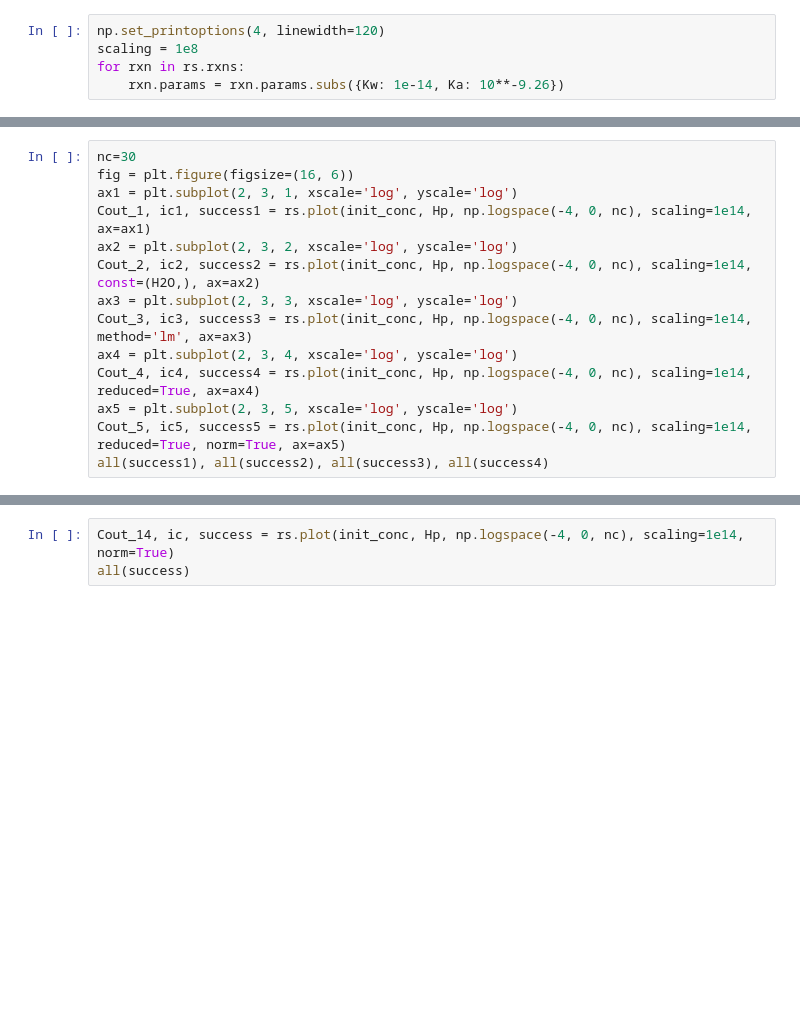
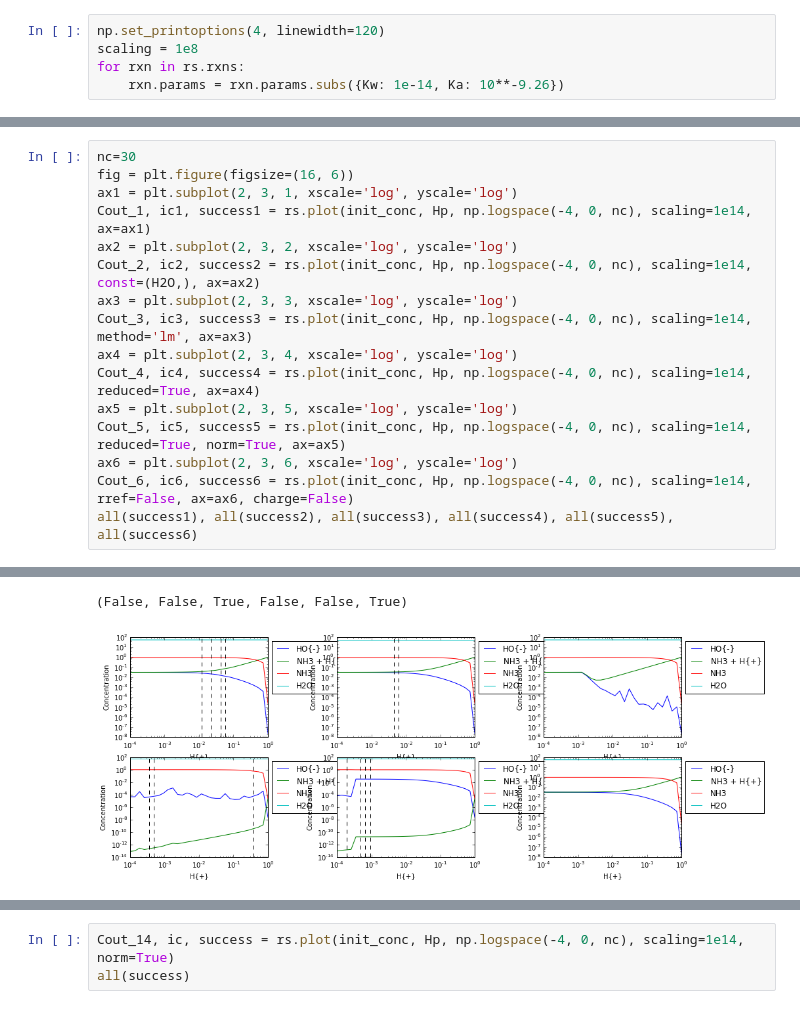
Before and after one commit to bjodah/chempy, a Jupyter notebook: examples/Ammonia.ipynb, the cells around one changed output, grey strips where cells are left out. Saved outputs shown, nothing was run; the diff lists cells and outputs as text; blank space fills up the shorter version.

```diff
--- a/examples/Ammonia.ipynb
+++ b/examples/Ammonia.ipynb
@@ -118,4 +213,7 @@ ax4 = plt.subplot(2, 3, 4, xscale='log', yscale='log')
 Cout_4, ic4, success4 = rs.plot(init_conc, Hp, np.logspace(-4, 0, nc), scaling=1e14, reduced=True, ax=ax4)
 ax5 = plt.subplot(2, 3, 5, xscale='log', yscale='log')
 Cout_5, ic5, success5 = rs.plot(init_conc, Hp, np.logspace(-4, 0, nc), scaling=1e14, reduced=True, norm=True, ax=ax5)
-all(success1), all(success2), all(success3), all(success4)
+ax6 = plt.subplot(2, 3, 6, xscale='log', yscale='log')
+Cout_6, ic6, success6 = rs.plot(init_conc, Hp, np.logspace(-4, 0, nc), scaling=1e14, rref=False, ax=ax6, charge=False)
+all(success1), all(success2), all(success3), all(success4), all(success5), all(success6)
+# %% [output]
@@ -122,2 +222,4 @@ all(success1), all(success2), all(success3), all(success4)
+(False, False, True, False, False, True)
+[figure, added]
 # %%
 rs.plot_errors(Cout_1, ic1, Hp)
```
Also changed, not shown: parts of 29 cells of this notebook, 2 other files.
